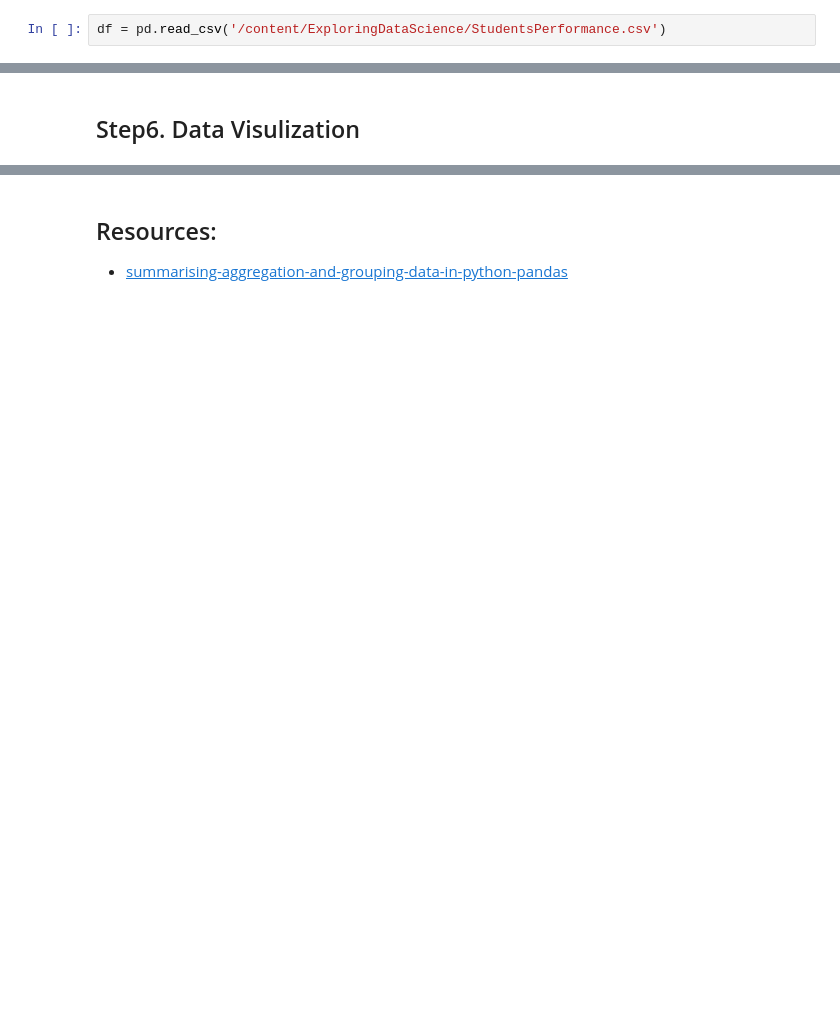
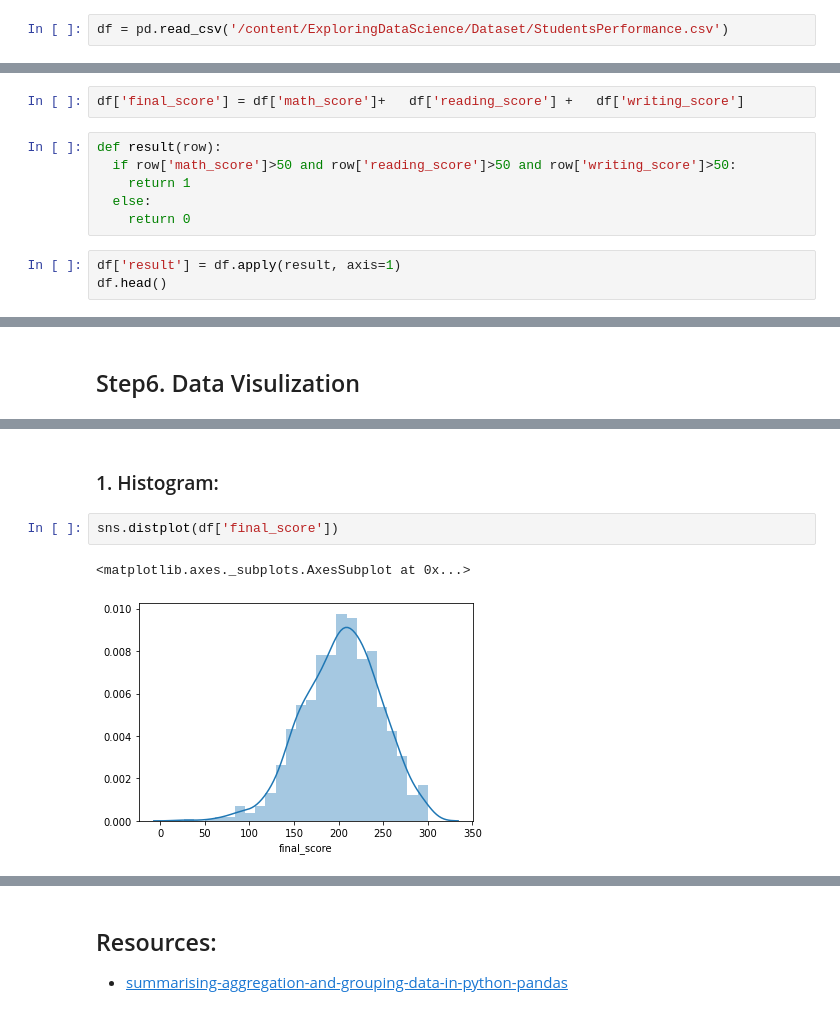
Before and after one commit to bhadreshpsavani/ExploringDataScience, a Jupyter notebook: Exploratory_Data_Analysis.ipynb, the cells around one changed output, grey strips where cells are left out. Saved outputs shown, nothing was run; the diff lists cells and outputs as text; blank space fills up the shorter version.

```diff
--- a/Exploratory_Data_Analysis.ipynb
+++ b/Exploratory_Data_Analysis.ipynb
@@ -33,5 +34,5 @@ Unpacking objects: 100% (6/6), done.
 # %%
-df = pd.read_csv('/content/ExploringDataScience/StudentsPerformance.csv')
+df = pd.read_csv('/content/ExploringDataScience/Dataset/StudentsPerformance.csv')
 # %% [markdown]
 ## Step3. Exploring Features
 # %%
@@ -124,3 +125,14 @@ Name: test_preparation_course, dtype: int64
 # %% [markdown]
 ## Conclusion:
 * Our data don't have any missing values
+# %%
+df['final_score'] = df['math_score']+	df['reading_score'] +	df['writing_score']
+# %%
+def result(row):
+  if row['math_score']>50 and row['reading_score']>50 and row['writing_score']>50:
+    return 1
+  else:
+    return 0
+# %%
+df['result'] = df.apply(result, axis=1)
+df.head()
@@ -130,0 +155,7 @@ Name: test_preparation_course, dtype: int64
+# %% [markdown]
+### 1. Histogram:
+# %%
+sns.distplot(df['final_score'])
+# %% [output]
+<matplotlib.axes._subplots.AxesSubplot at 0x...>
+[figure, added]
```
Also changed, not shown: parts of 9 cells of this notebook.
